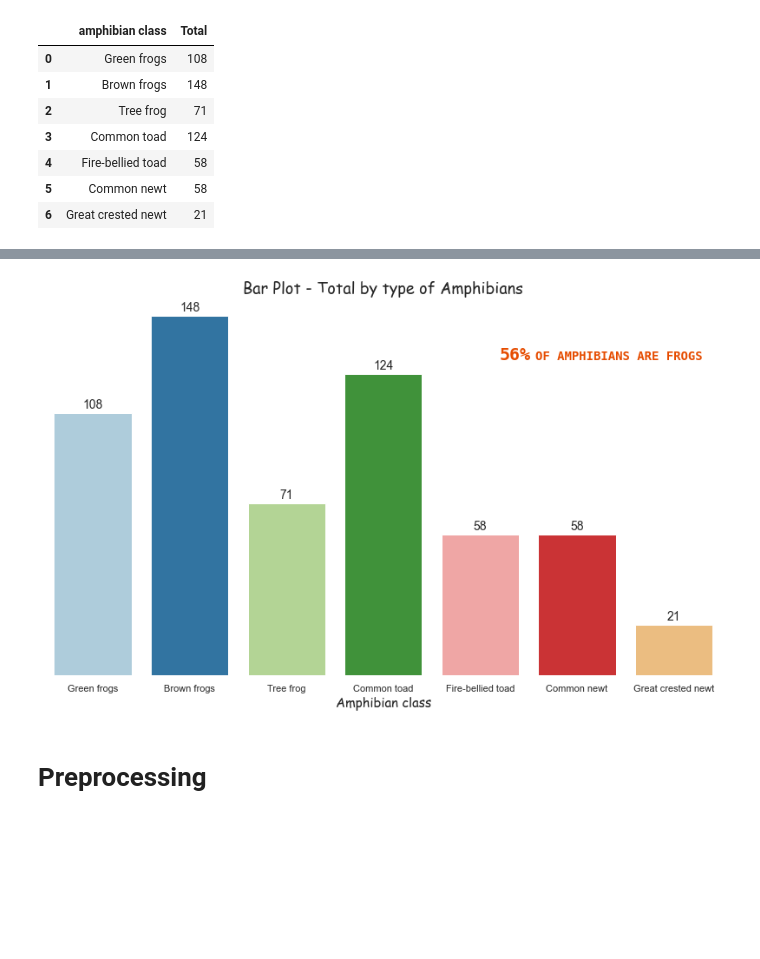
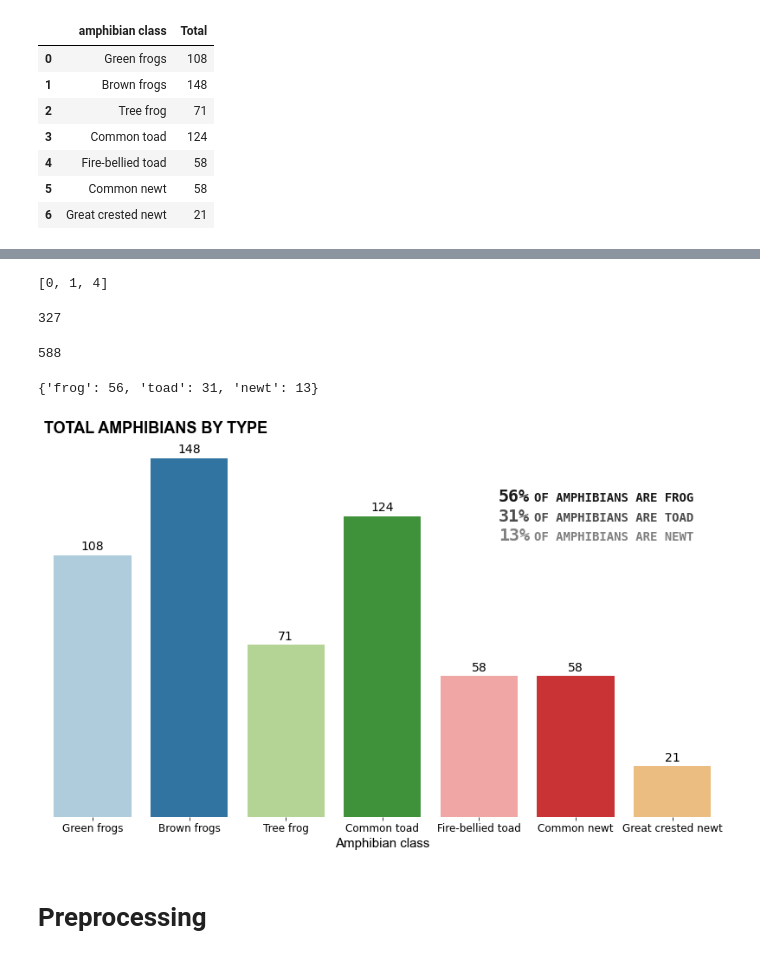
Before and after one commit to Renata-Thomazelli/amphibians, a Jupyter notebook: amphibians-Copy1.ipynb, the cells around one changed output, grey strips where cells are left out. Cells and saved outputs as stored; diff of their text form; code cells hidden in the pictures; blank space fills up the shorter version.

Commit message:
updating the charts and total functions

```diff
--- a/amphibians-Copy1.ipynb
+++ b/amphibians-Copy1.ipynb
@@ -399,36 +419,78 @@ amphibians_chart.set_index('amphibian class').reindex(['Green frogs','Brown frog
+# %%
+testando.loc[frog].index.to_list()
+# %% [output]
+[0, 1, 4]
+# %%
+testando.iloc[[0, 1, 4],1].sum()
+# %% [output]
+327
+# %%
+testando['Total'].sum()
+# %% [output]
+588
+# %%
+def ranking(df,col,col_sum,*lista,**totais):
+    localization_column =df.columns.get_loc(col_sum)
+    for tipo in lista:
+        filtro = df[col].str.contains(tipo)
+        #print(filtro)
+        indices = df.loc[filtro].index.to_list()
+        #print(indices)
+        total_do_tipo = df.iloc[indices, localization_column].sum()
+        #print(total_do_tipo)
+        total = df[col_sum].sum()
+        percentage = round((total_do_tipo/total)*100)
+        totais[tipo]=percentage
+    sorted_rank = sorted(totais.items(), key=lambda x:x[1],reverse=True)
+    converted_dict = dict(sorted_rank)
+
+    return converted_dict
+# %%
+
+ranking(amphibians_chart,'amphibian class','Total','frog','newt',"toad")
+# %% [output]
+{'frog': 56, 'toad': 31, 'newt': 13}
 # %%
 #Let's building a chart
 
 plt.figure(figsize=(14,8))
 
 ax = sns.barplot(data=amphibians_chart,x = "amphibian class", y = "Total", palette = "Paired",order=['Green frogs','Brown frogs','Tree frog','Common toad','Fire-bellied toad','Common newt','Great crested newt'])
-csfont = {'fontname':'Comic Sans MS'}
-ax.set_title("Bar Plot - Total by type of Amphibians", fontdict = {'fontsize':18}, **csfont)
+csfont = {'fontname':'Arial'}
+ax.set_title("TOTAL AMPHIBIANS BY TYPE", fontdict = {'fontsize':18,'fontweight':'bold'}, **csfont, loc='left', pad=8.0)
 ax.set_xlabel("Amphibian class",fontdict = {'fontsize':15}, **csfont)
 ax.set_ylabel("Total", fontdict={'fontsize' : 15})
 ax.yaxis.set_visible(False)
 ax.spines['top'].set_visible(False)
 ax.spines['right'].set_visible(False)
 ax.spines['bottom'].set_visible(False)
 ax.spines['left'].set_visible(False)
+label_size = 12
+ax.tick_params(labelsize=label_size)
 
 
-label_text_perc = "56%"
-ax.text(x=4.2,y=130,s=label_text_perc,fontsize=20,fontfamily='monospace',fontweight='extra bold',color='#E64C00')
+rank = ranking(amphibians_chart,'amphibian class','Total','frog','newt',"toad")
 
-label_text = "OF AMPHIBIANS ARE FROGS"
-ax.text(x=4.57,y=130,s=label_text,fontsize=14,fontfamily='monospace',fontweight='semibold',color='#E64C00')
+altura=130
+color ='0.1'
+for k,v in rank.items():
+    label_text_perc = f"{v}%"
+    ax.text(x=4.2,y=altura,s=label_text_perc,fontsize=20,fontfamily='monospace',fontweight='extra bold',color=color)
+    label_text = f"OF AMPHIBIANS ARE {k.upper()}"
+    ax.text(x=4.57,y=altura,s=label_text,fontsize=14,fontfamily='monospace',fontweight='semibold',color=color)
+    altura=altura-8
+    color = str(float(color)+0.2)
 
 
 #Annotate the bars with value
 for p, v in zip(ax.patches, amphibians_chart.set_index('amphibian class').reindex(['Green frogs','Brown frogs','Tree frog','Common toad','Fire-bellied toad','Common newt','Great crested newt']).reset_index()['Total']): #arrumar a ordem
  height = p.get_height()
  ax.text(p.get_x() + p.get_width() / 2, height + 1, v,
  ha='center', va='bottom', fontdict = {'fontsize':14})
 plt.savefig("charts/Bar Plot by type of Amphibians.png",transparent = False,facecolor ="w",bbox_inches ="tight",pad_inches = 1,edgecolor ='w',orientation ='landscape', dpi=300)
 plt.show()
 # %% [output]
-[figure, old version]
+[figure, new version]
 # %% [markdown]
 # Preprocessing
 # %% [markdown]
```
Also changed, not shown: parts of 7 cells of this notebook, 4 other files.
